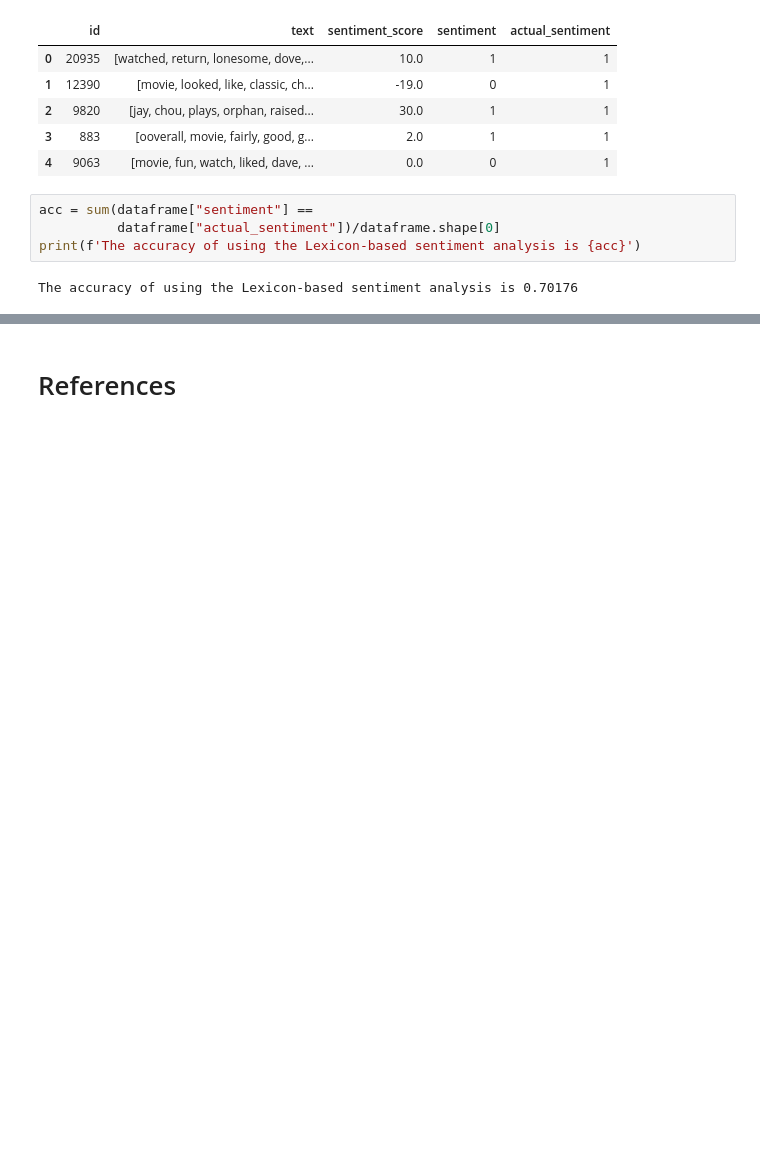
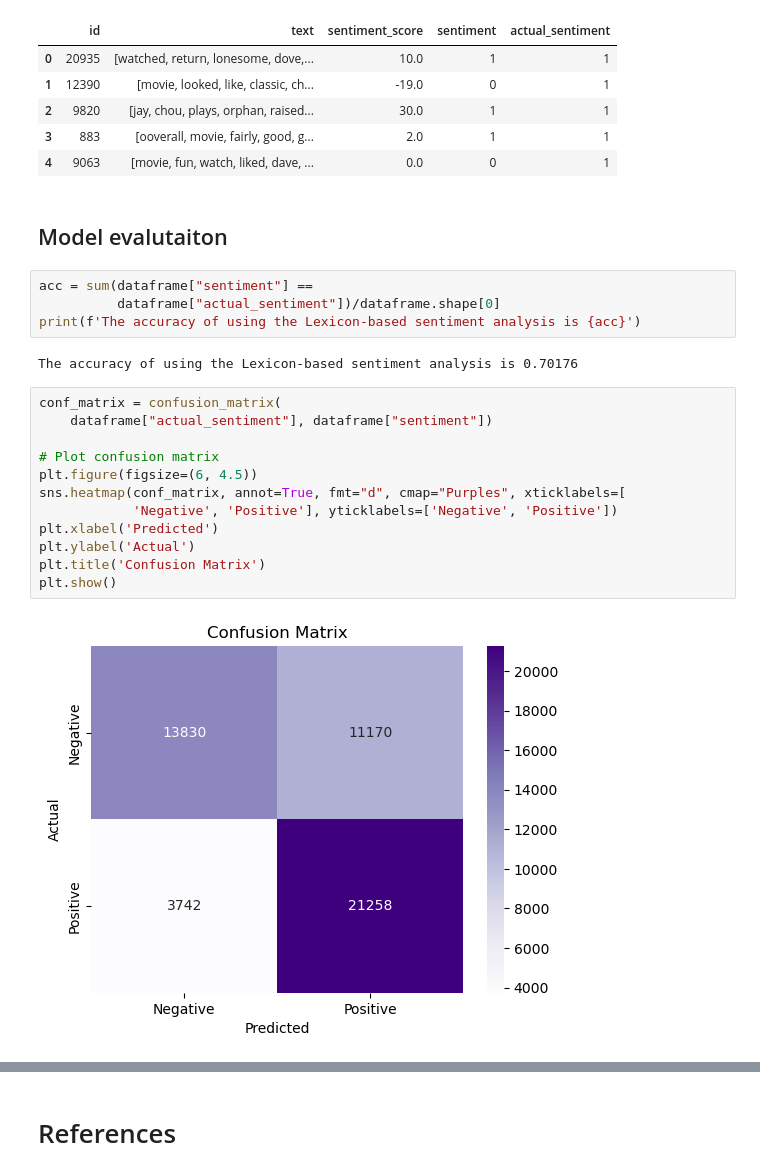
Before and after one commit to Happlesful/proj, a Jupyter notebook: case1.ipynb, the cells around one changed output, grey strips where cells are left out. Saved outputs shown, nothing was run; the diff lists cells and outputs as text; blank space fills up the shorter version.

```diff
--- a/case1.ipynb
+++ b/case1.ipynb
@@ -110,9 +99,25 @@ dataframe.head(5)
 | 2 | 9820 | [jay, chou, plays, orphan, raised... | 30.0 | 1 | 1 |
 | 3 | 883 | [ooverall, movie, fairly, good, g... | 2.0 | 1 | 1 |
 | 4 | 9063 | [movie, fun, watch, liked, dave, ... | 0.0 | 0 | 1 |
+# %% [markdown]
+## Model evalutaiton
 # %%
 acc = sum(dataframe["sentiment"] ==
           dataframe["actual_sentiment"])/dataframe.shape[0]
 print(f'The accuracy of using the Lexicon-based sentiment analysis is {acc}')
 # %% [output]
 The accuracy of using the Lexicon-based sentiment analysis is 0.70176
+# %%
+conf_matrix = confusion_matrix(
+    dataframe["actual_sentiment"], dataframe["sentiment"])
+
+# Plot confusion matrix
+plt.figure(figsize=(6, 4.5))
+sns.heatmap(conf_matrix, annot=True, fmt="d", cmap="Purples", xticklabels=[
+            'Negative', 'Positive'], yticklabels=['Negative', 'Positive'])
+plt.xlabel('Predicted')
+plt.ylabel('Actual')
+plt.title('Confusion Matrix')
+plt.show()
+# %% [output]
+[figure, added]
```
Also changed, not shown: parts of 19 cells of this notebook.
